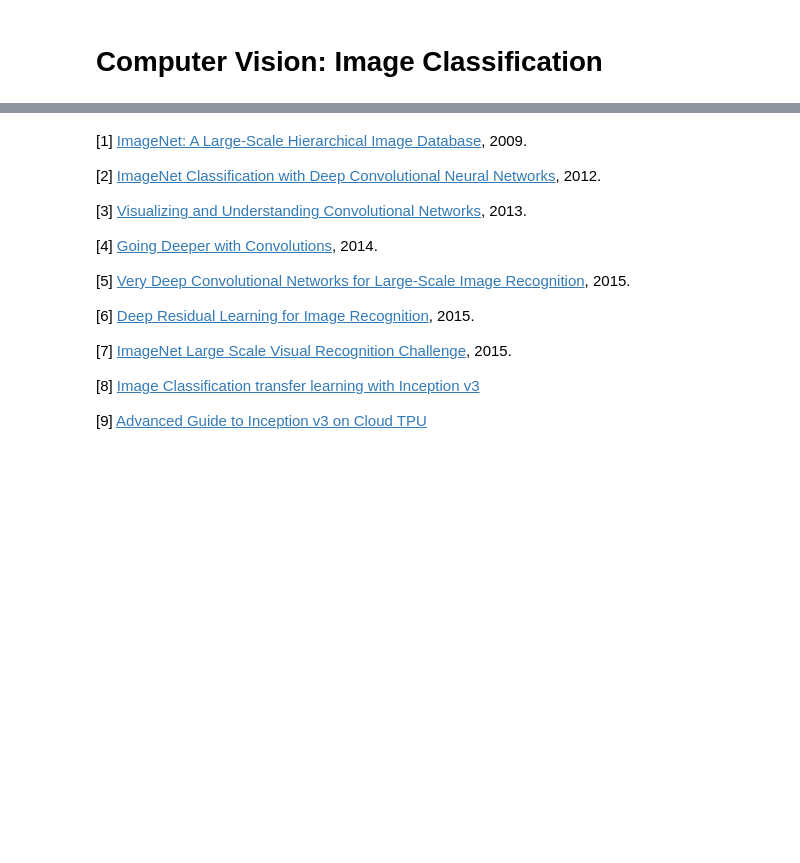
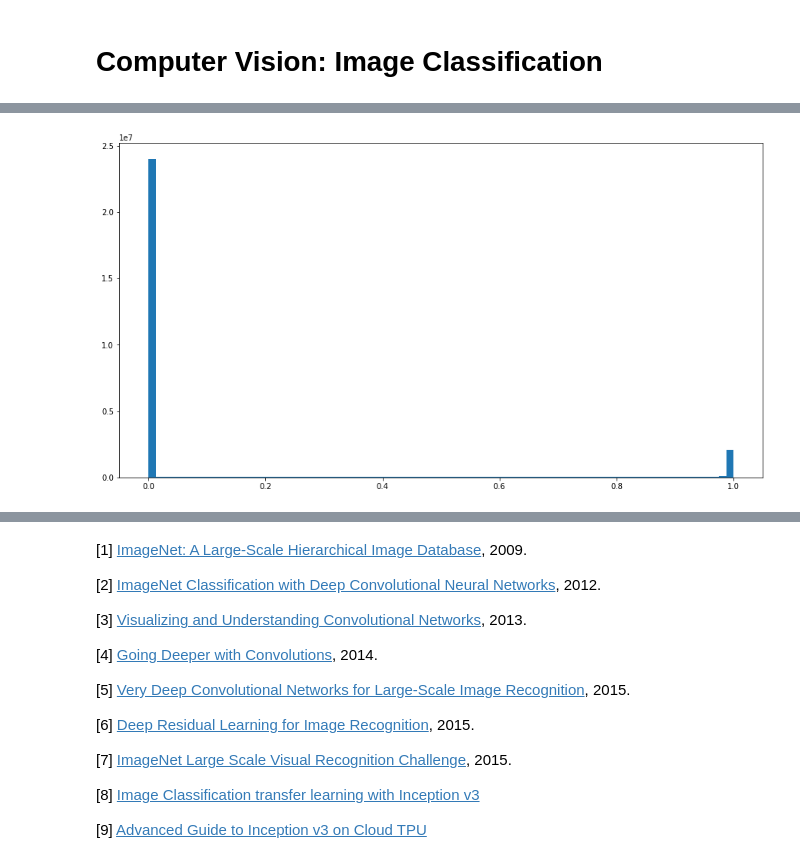
Before and after one commit to jgdelrio/tutorials, a Jupyter notebook: ComputerVision/03_Computer_Vision_Image_Classification.ipynb, the cells around one changed output, grey strips where cells are left out. Drawn from its saved outputs; the diff is of its cells as text; code cells hidden in the pictures; blank space fills up the shorter version.

```diff
--- a/ComputerVision/03_Computer_Vision_Image_Classification.ipynb
+++ b/ComputerVision/03_Computer_Vision_Image_Classification.ipynb
@@ -76,0 +257,6 @@ Git hash   : ba32e6742de096f4d2f8f37f15230974390412b7
+# %%
+px = X_tr.flatten()
+plt.figure(figsize=(15, 8))
+plt.hist(px, bins=80);
+# %% [output]
+[figure, added]
```
Also changed, not shown: parts of 53 cells of this notebook, 12 other files.
